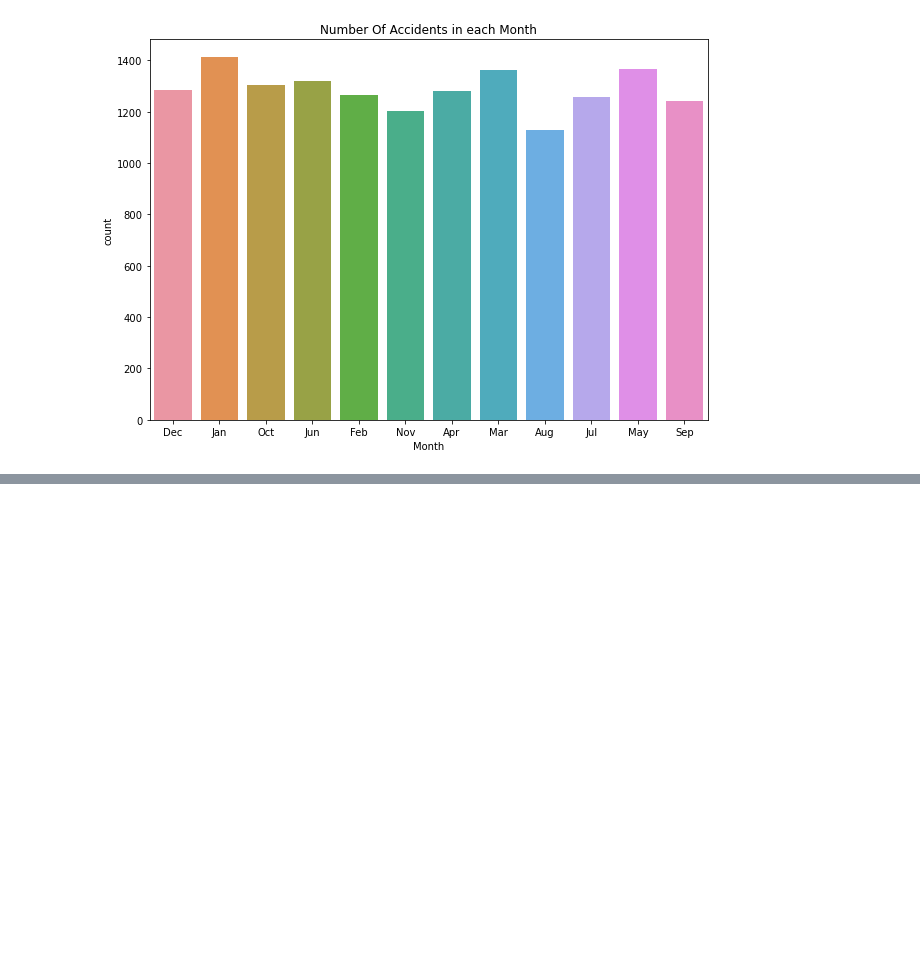
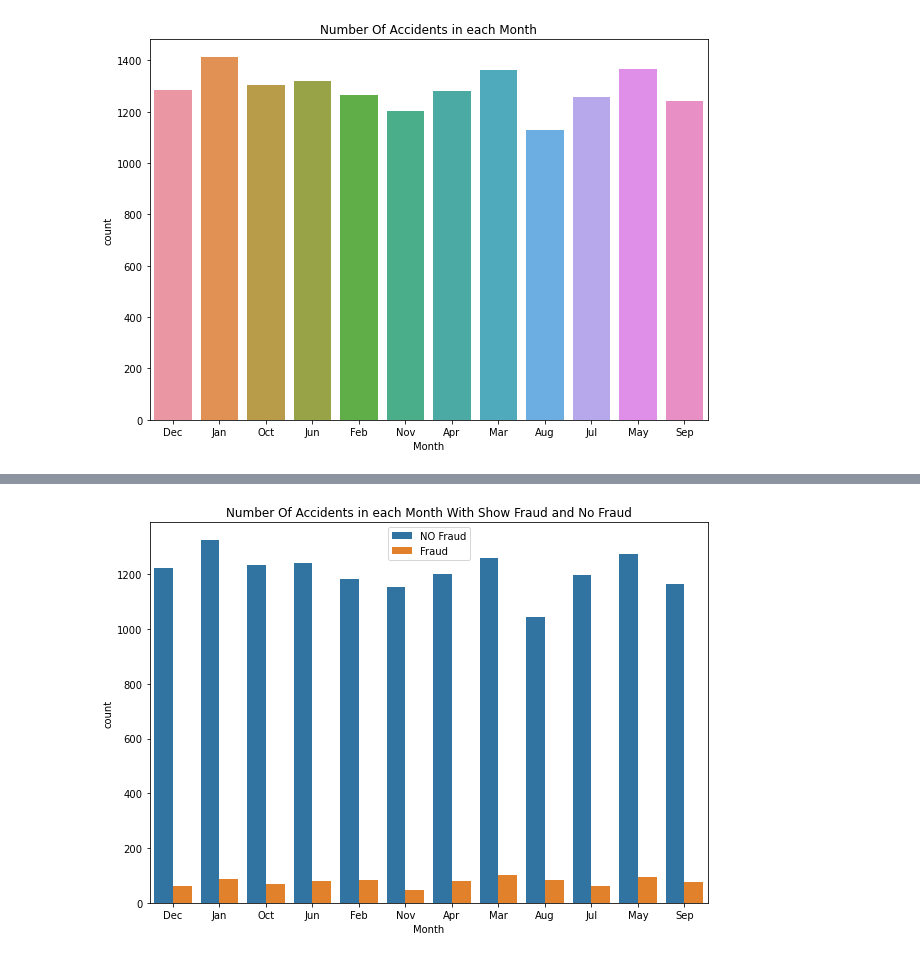
Before and after one commit to MohammadRouintan/Vehicle-Insurance-Claim-Fraud-Detection-Classification, a Jupyter notebook: Vehicle Insurance.ipynb, the cells around one changed output, grey strips where cells are left out. Saved outputs shown, nothing was run; the diff lists cells and outputs as text; code cells hidden in the pictures; blank space fills up the shorter version.

Commit message:
complete month analysis

```diff
--- a/Vehicle Insurance.ipynb
+++ b/Vehicle Insurance.ipynb
@@ -222,0 +270,9 @@ Write a conclusion and references which you've used in your homework
+# %%
+plt.figure(figsize=(10, 7))
+labels = ['NO Fraud','Fraud']
+sns.countplot(x=vic['Month'], hue=vic['FraudFound_P'])
+plt.legend(labels, loc='best')
+plt.title('Number Of Accidents in each Month With Show Fraud and No Fraud')
+plt.show()
+# %% [output]
+[figure, added]
```
Also changed, not shown: parts of 6 cells of this notebook.
